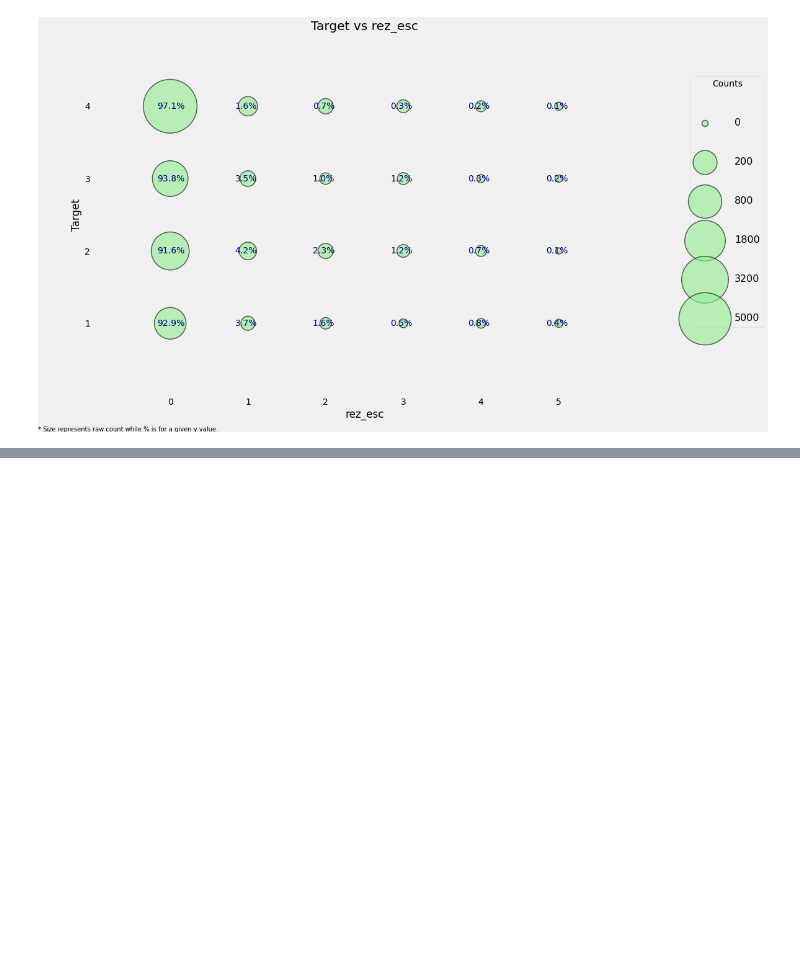
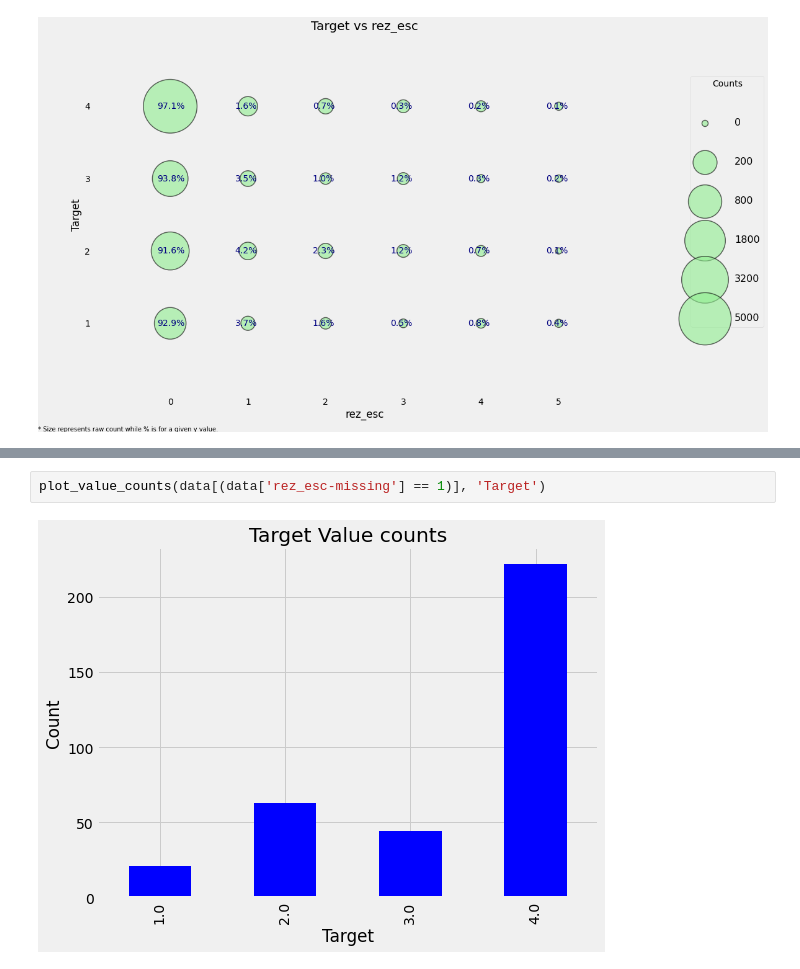
Before and after one commit to O-Kpy/Kaggle, a Jupyter notebook: Costarican_필사.ipynb, the cells around one changed output, grey strips where cells are left out. Saved outputs shown, nothing was run; the diff lists cells and outputs as text; blank space fills up the shorter version.

```diff
--- a/Costarican_필사.ipynb
+++ b/Costarican_필사.ipynb
@@ -994,0 +988,4 @@ missing_data(data)
+# %%
+plot_value_counts(data[(data['rez_esc-missing'] == 1)], 'Target')
+# %% [output]
+[figure, added]
```
Also changed, not shown: parts of 51 cells of this notebook.
